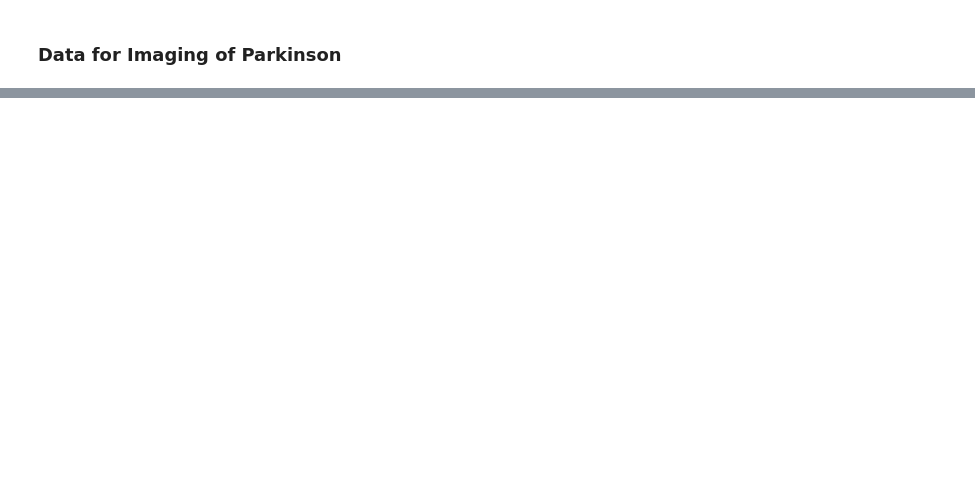
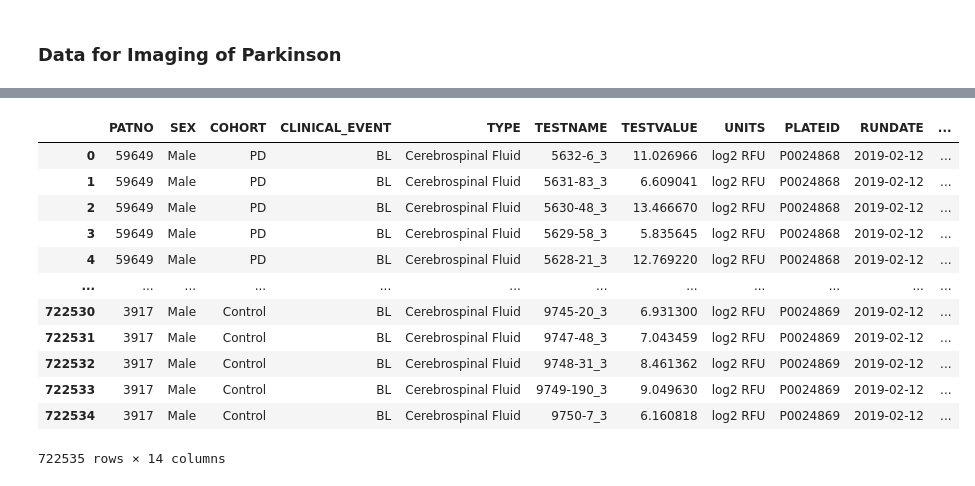
Before and after one commit to zainabnazari/ppmi, a Jupyter notebook: proteomic.ipynb, the cells around one changed output, grey strips where cells are left out. Drawn from its saved outputs; the diff is of its cells as text; code cells hidden in the pictures; blank space fills up the shorter version.

```diff
--- a/proteomic.ipynb
+++ b/proteomic.ipynb
@@ -75,0 +99,16 @@ proteomic
+# %%
+dfs[6]
+# %% [output]
+|  | PATNO | SEX | COHORT | CLINICAL_EVENT | TYPE | TESTNAME | TESTVALUE | UNITS | PLATEID | RUNDATE | ... |
+| 0 | 59649 | Male | PD | BL | Cerebrospinal Fluid | 5632-6_3 | 11.026966 | log2 RFU | P0024868 | 2019-02-12 | ... |
+| 1 | 59649 | Male | PD | BL | Cerebrospinal Fluid | 5631-83_3 | 6.609041 | log2 RFU | P0024868 | 2019-02-12 | ... |
+| 2 | 59649 | Male | PD | BL | Cerebrospinal Fluid | 5630-48_3 | 13.466670 | log2 RFU | P0024868 | 2019-02-12 | ... |
+| 3 | 59649 | Male | PD | BL | Cerebrospinal Fluid | 5629-58_3 | 5.835645 | log2 RFU | P0024868 | 2019-02-12 | ... |
+| 4 | 59649 | Male | PD | BL | Cerebrospinal Fluid | 5628-21_3 | 12.769220 | log2 RFU | P0024868 | 2019-02-12 | ... |
+| ... | ... | ... | ... | ... | ... | ... | ... | ... | ... | ... | ... |
+| 722530 | 3917 | Male | Control | BL | Cerebrospinal Fluid | 9745-20_3 | 6.931300 | log2 RFU | P0024869 | 2019-02-12 | ... |
+| 722531 | 3917 | Male | Control | BL | Cerebrospinal Fluid | 9747-48_3 | 7.043459 | log2 RFU | P0024869 | 2019-02-12 | ... |
+| 722532 | 3917 | Male | Control | BL | Cerebrospinal Fluid | 9748-31_3 | 8.461362 | log2 RFU | P0024869 | 2019-02-12 | ... |
+| 722533 | 3917 | Male | Control | BL | Cerebrospinal Fluid | 9749-190_3 | 9.049630 | log2 RFU | P0024869 | 2019-02-12 | ... |
+| 722534 | 3917 | Male | Control | BL | Cerebrospinal Fluid | 9750-7_3 | 6.160818 | log2 RFU | P0024869 | 2019-02-12 | ... |
+722535 rows × 14 columns
```
Also changed, not shown: parts of 12 cells of this notebook, 9 other files.
